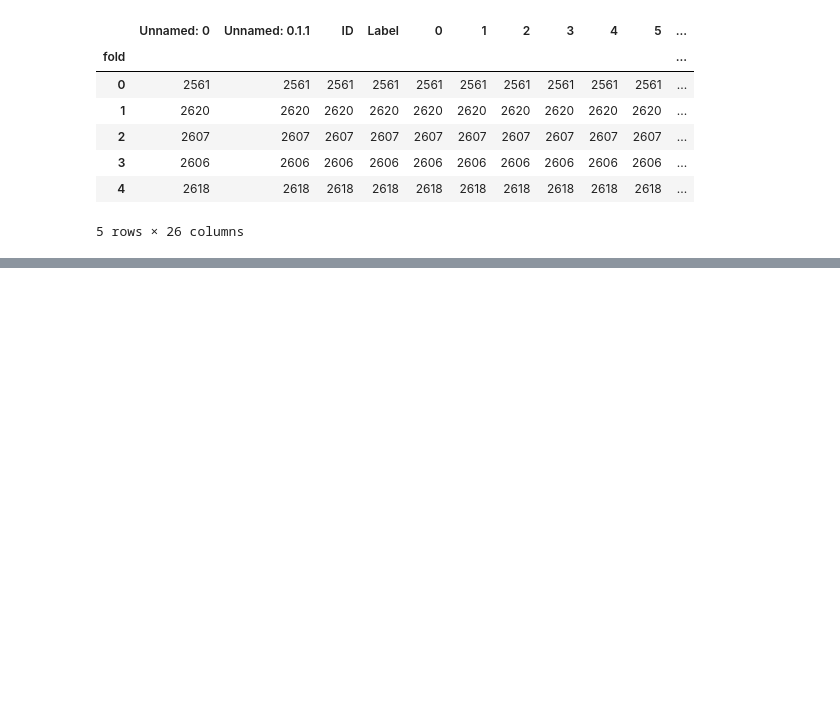
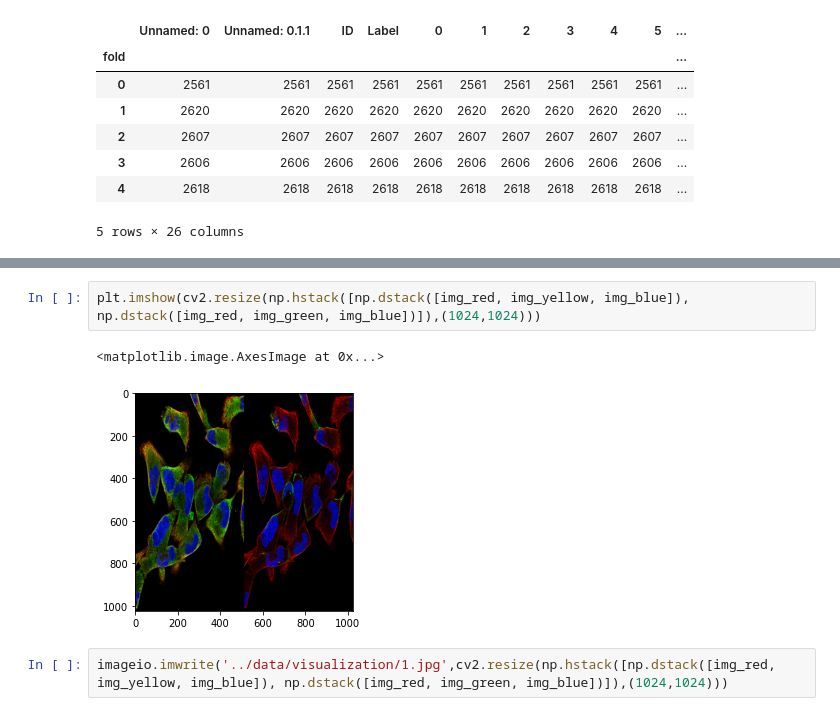
Before and after one commit to yuvaramsingh94/human_protein_atlas, a Jupyter notebook: code/cell_seg_data_analy.ipynb, the cells around one changed output, grey strips where cells are left out. Saved outputs shown, nothing was run; the diff lists cells and outputs as text; blank space fills up the shorter version.

```diff
--- a/code/cell_seg_data_analy.ipynb
+++ b/code/cell_seg_data_analy.ipynb
@@ -128,0 +187,7 @@ train_df.groupby('fold').count()
+# %%
+plt.imshow(cv2.resize(np.hstack([np.dstack([img_red, img_yellow, img_blue]), np.dstack([img_red, img_green, img_blue])]),(1024,1024)))
+# %% [output]
+<matplotlib.image.AxesImage at 0x...>
+[figure, added]
+# %%
+imageio.imwrite('../data/visualization/1.jpg',cv2.resize(np.hstack([np.dstack([img_red, img_yellow, img_blue]), np.dstack([img_red, img_green, img_blue])]),(1024,1024)))
```
Also changed, not shown: parts of 18 cells of this notebook, 5 other files.
